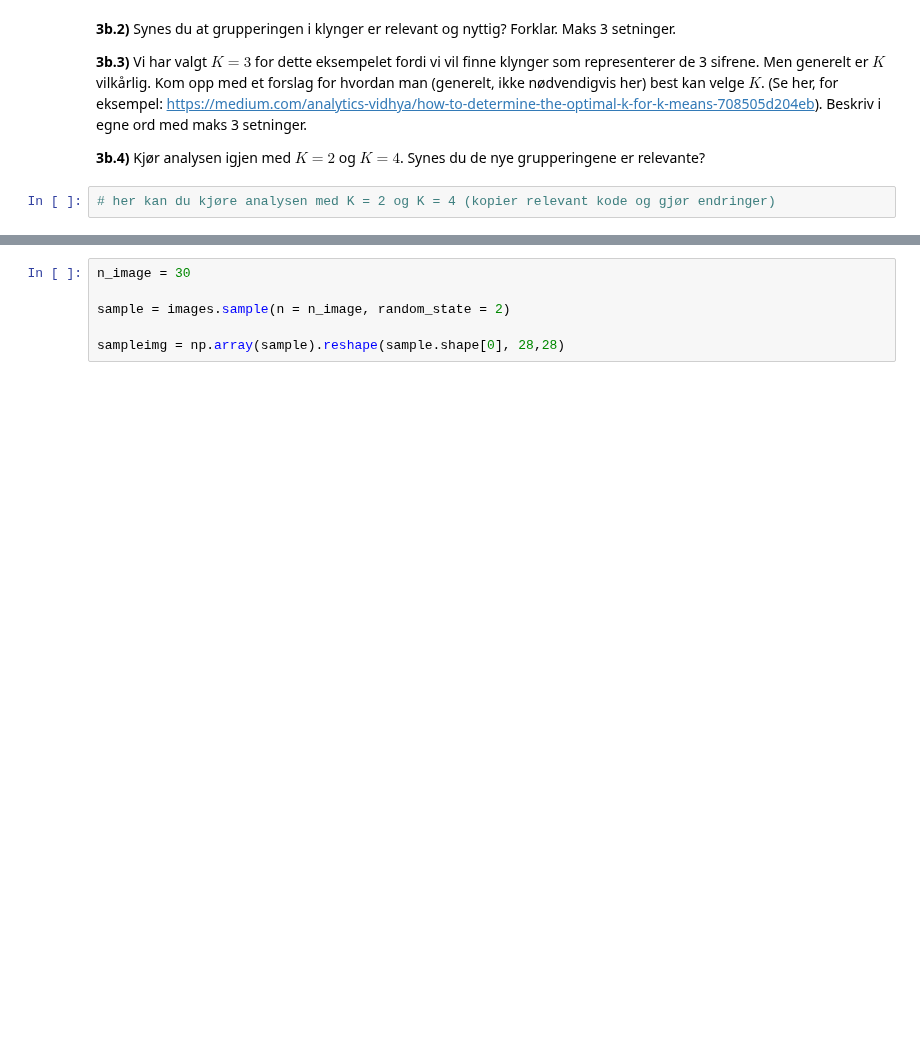
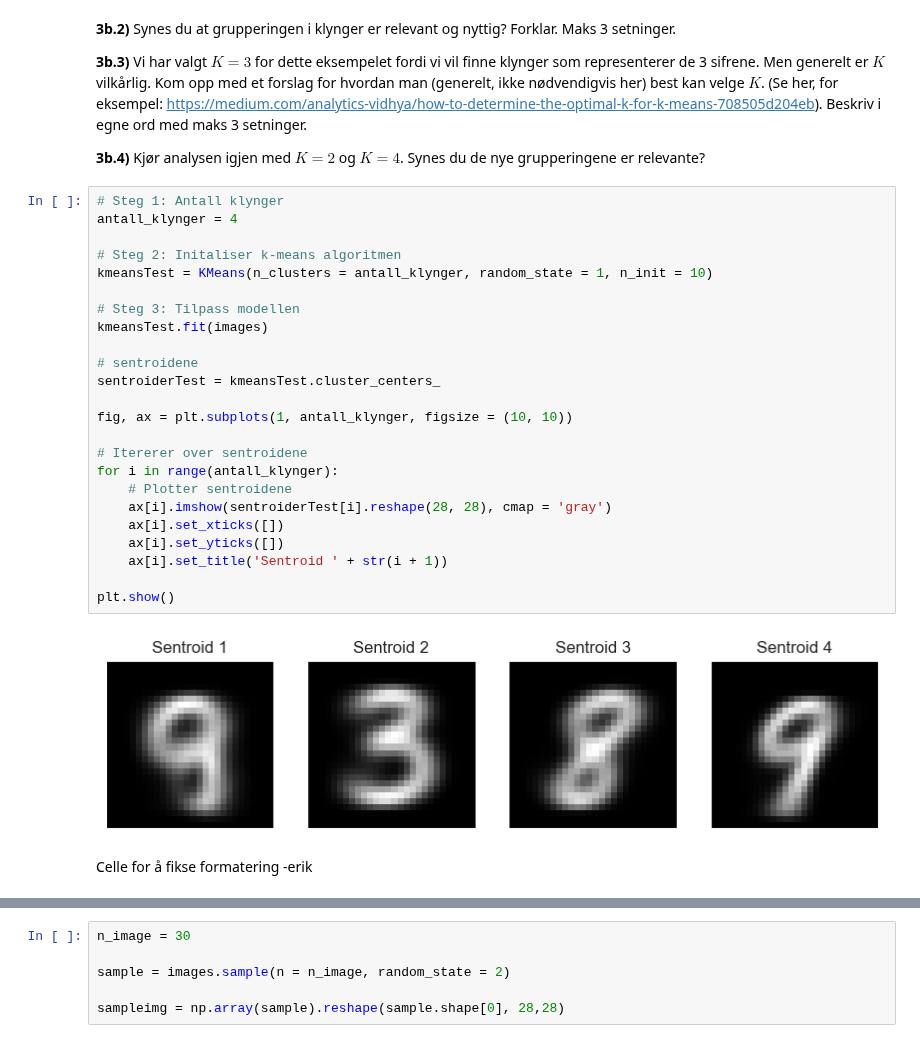
Before and after one commit to erikbjo/istg1003prosjekt, a Jupyter notebook: Oppgaver/oppg3.ipynb, the cells around one changed output, grey strips where cells are left out. Saved outputs shown, nothing was run; the diff lists cells and outputs as text; blank space fills up the shorter version.

```diff
--- a/Oppgaver/oppg3.ipynb
+++ b/Oppgaver/oppg3.ipynb
@@ -152,6 +171,32 @@ sentroider = kmeans.cluster_centers_
 **3b.3)** Vi har valgt $K = 3$ for dette eksempelet fordi vi vil finne klynger som representerer de 3 sifrene. Men generelt er $K$ vilkårlig. Kom opp med et forslag for hvordan man (generelt, ikke nødvendigvis her) best kan velge $K$. (Se her, for eksempel: https://medium.com/analytics-vidhya/how-to-determine-the-optimal-k-for-k-means-708505d204eb). Beskriv i egne ord med maks 3 setninger.
 
 **3b.4)** Kjør analysen igjen med $K = 2$ og $K = 4$. Synes du de nye grupperingene er relevante?
-# %%
-# her kan du kjøre analysen med K = 2 og K = 4 (kopier relevant kode og gjør endringer)
+# %%
+# Steg 1: Antall klynger
+antall_klynger = 4
+
+# Steg 2: Initaliser k-means algoritmen
+kmeansTest = KMeans(n_clusters = antall_klynger, random_state = 1, n_init = 10)
+
+# Steg 3: Tilpass modellen
+kmeansTest.fit(images)
+
+# sentroidene
+sentroiderTest = kmeansTest.cluster_centers_
+
+fig, ax = plt.subplots(1, antall_klynger, figsize = (10, 10))
+
+# Itererer over sentroidene
+for i in range(antall_klynger):
+    # Plotter sentroidene
+    ax[i].imshow(sentroiderTest[i].reshape(28, 28), cmap = 'gray')
+    ax[i].set_xticks([])
+    ax[i].set_yticks([])
+    ax[i].set_title('Sentroid ' + str(i + 1))
+
+plt.show()
+# %% [output]
+[figure, added]
+# %% [markdown]
+Celle for å fikse formatering -erik
 # %% [markdown]
```
Also changed, not shown: parts of 5 cells of this notebook, 1 other file.
